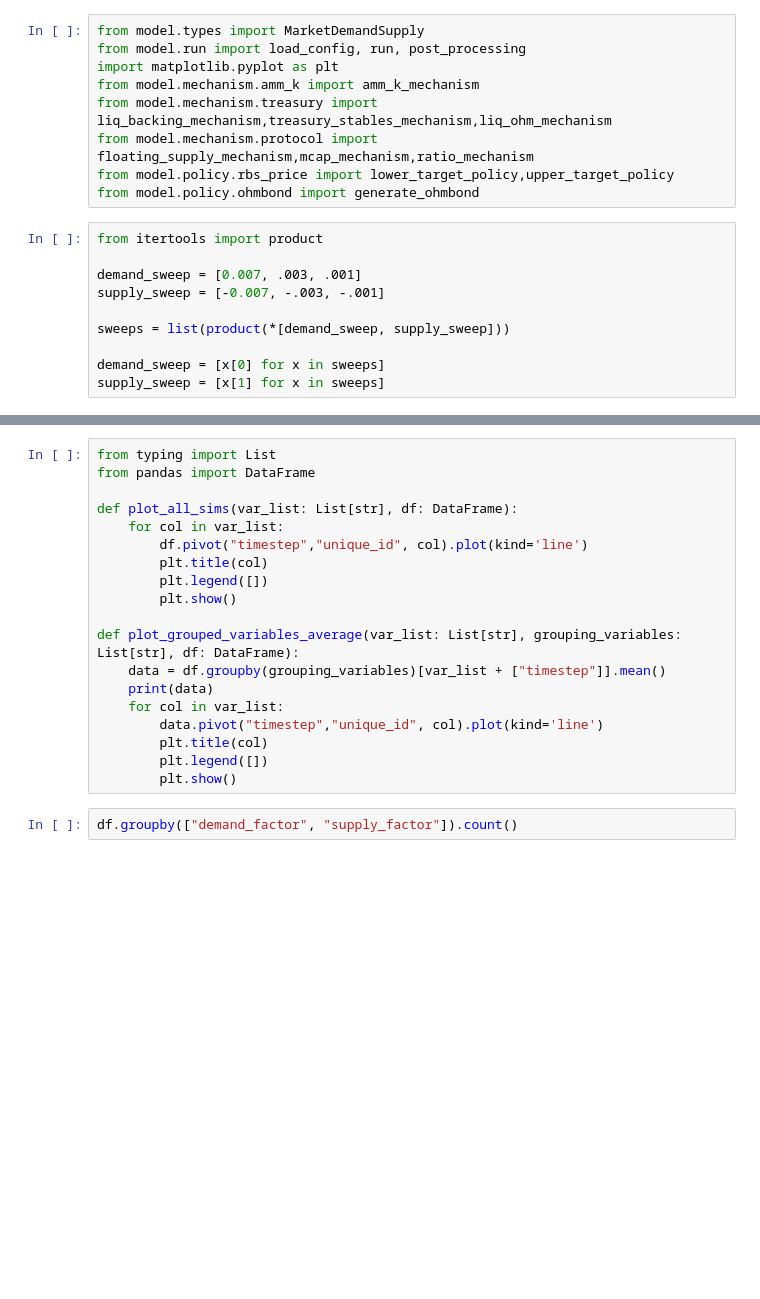
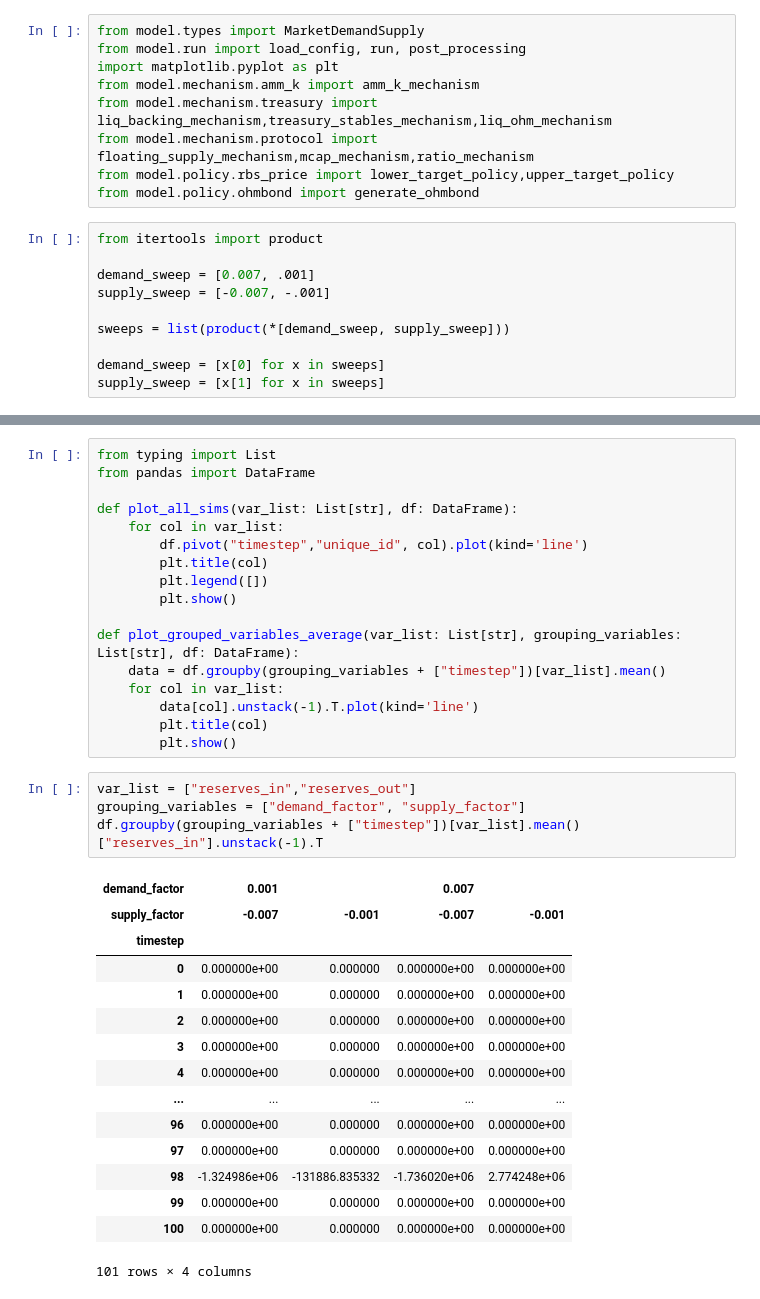
Before and after one commit to OlympusDAO/olympus-digital-twin, a Jupyter notebook: Basic Sweep.ipynb, the cells around one changed output, grey strips where cells are left out. Cells and saved outputs as stored; diff of their text form; blank space fills up the shorter version.

Commit message:
group viz

```diff
--- a/Basic Sweep.ipynb
+++ b/Basic Sweep.ipynb
@@ -10,8 +10,8 @@ from model.policy.ohmbond import generate_ohmbond
 # %%
 from itertools import product
 
-demand_sweep = [0.007, .003, .001]
-supply_sweep = [-0.007, -.003, -.001]
+demand_sweep = [0.007, .001]
+supply_sweep = [-0.007, -.001]
 
 sweeps = list(product(*[demand_sweep, supply_sweep]))
 
@@ -168,12 +169,28 @@ def plot_all_sims(var_list: List[str], df: DataFrame):
         plt.show()
 
 def plot_grouped_variables_average(var_list: List[str], grouping_variables: List[str], df: DataFrame):
-    data = df.groupby(grouping_variables)[var_list + ["timestep"]].mean()
-    print(data)
+    data = df.groupby(grouping_variables + ["timestep"])[var_list].mean()
     for col in var_list:
-        data.pivot("timestep","unique_id", col).plot(kind='line')
+        data[col].unstack(-1).T.plot(kind='line')
         plt.title(col)
-        plt.legend([])
         plt.show()
-# %%
-df.groupby(["demand_factor", "supply_factor"]).count()
+# %%
+var_list = ["reserves_in","reserves_out"]
+grouping_variables = ["demand_factor", "supply_factor"]
+df.groupby(grouping_variables + ["timestep"])[var_list].mean()["reserves_in"].unstack(-1).T
+# %% [output]
+| demand_factor | 0.001 |  | 0.007 |  |
+| supply_factor | -0.007 | -0.001 | -0.007 | -0.001 |
+| timestep |  |  |  |  |
+| 0 | 0.000000e+00 | 0.000000 | 0.000000e+00 | 0.000000e+00 |
+| 1 | 0.000000e+00 | 0.000000 | 0.000000e+00 | 0.000000e+00 |
+| 2 | 0.000000e+00 | 0.000000 | 0.000000e+00 | 0.000000e+00 |
+| 3 | 0.000000e+00 | 0.000000 | 0.000000e+00 | 0.000000e+00 |
+| 4 | 0.000000e+00 | 0.000000 | 0.000000e+00 | 0.000000e+00 |
+| ... | ... | ... | ... | ... |
+| 96 | 0.000000e+00 | 0.000000 | 0.000000e+00 | 0.000000e+00 |
+| 97 | 0.000000e+00 | 0.000000 | 0.000000e+00 | 0.000000e+00 |
+| 98 | -1.324986e+06 | -131886.835332 | -1.736020e+06 | 2.774248e+06 |
+| 99 | 0.000000e+00 | 0.000000 | 0.000000e+00 | 0.000000e+00 |
+| 100 | 0.000000e+00 | 0.000000 | 0.000000e+00 | 0.000000e+00 |
+101 rows × 4 columns
```
Also changed, not shown: parts of 5 cells of this notebook.
